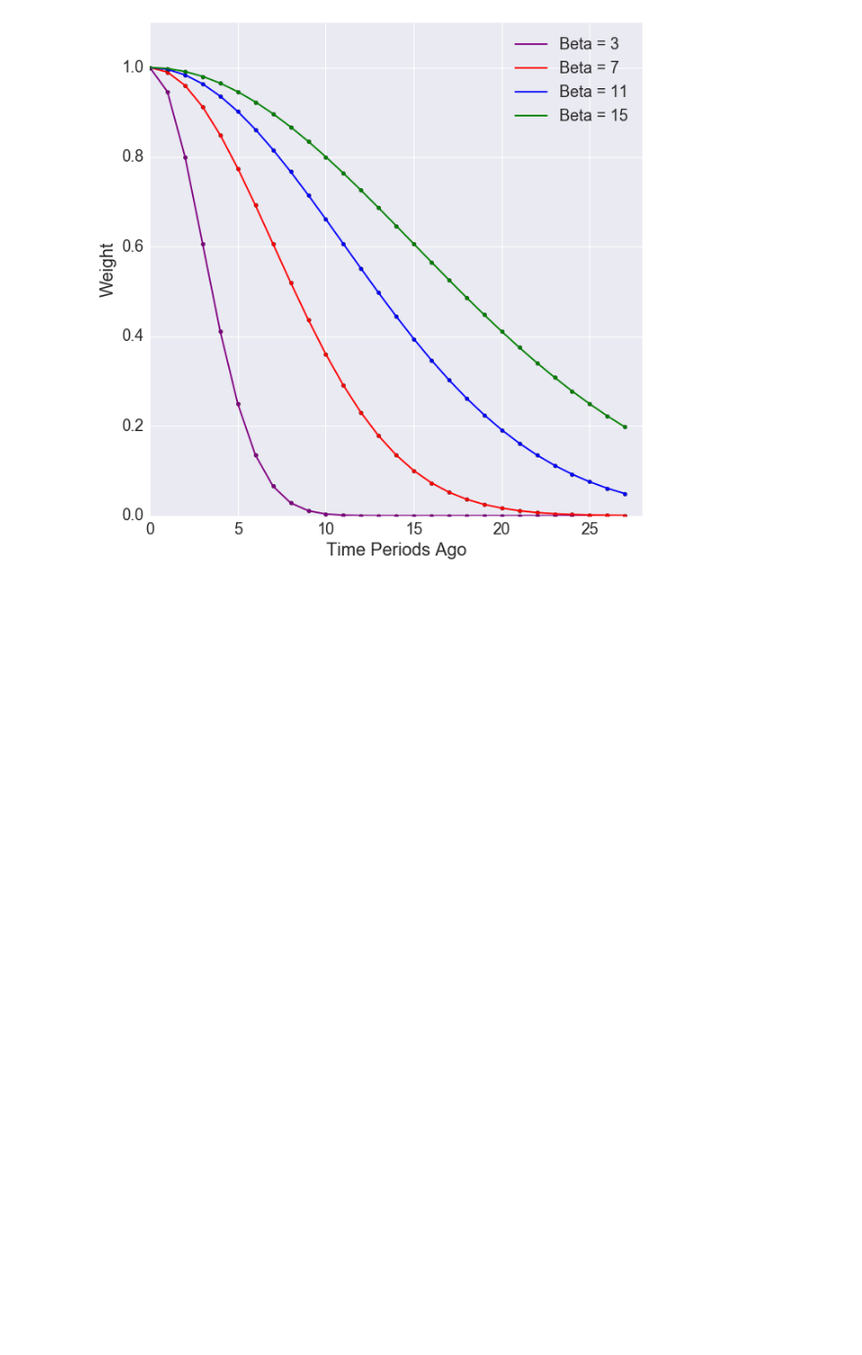
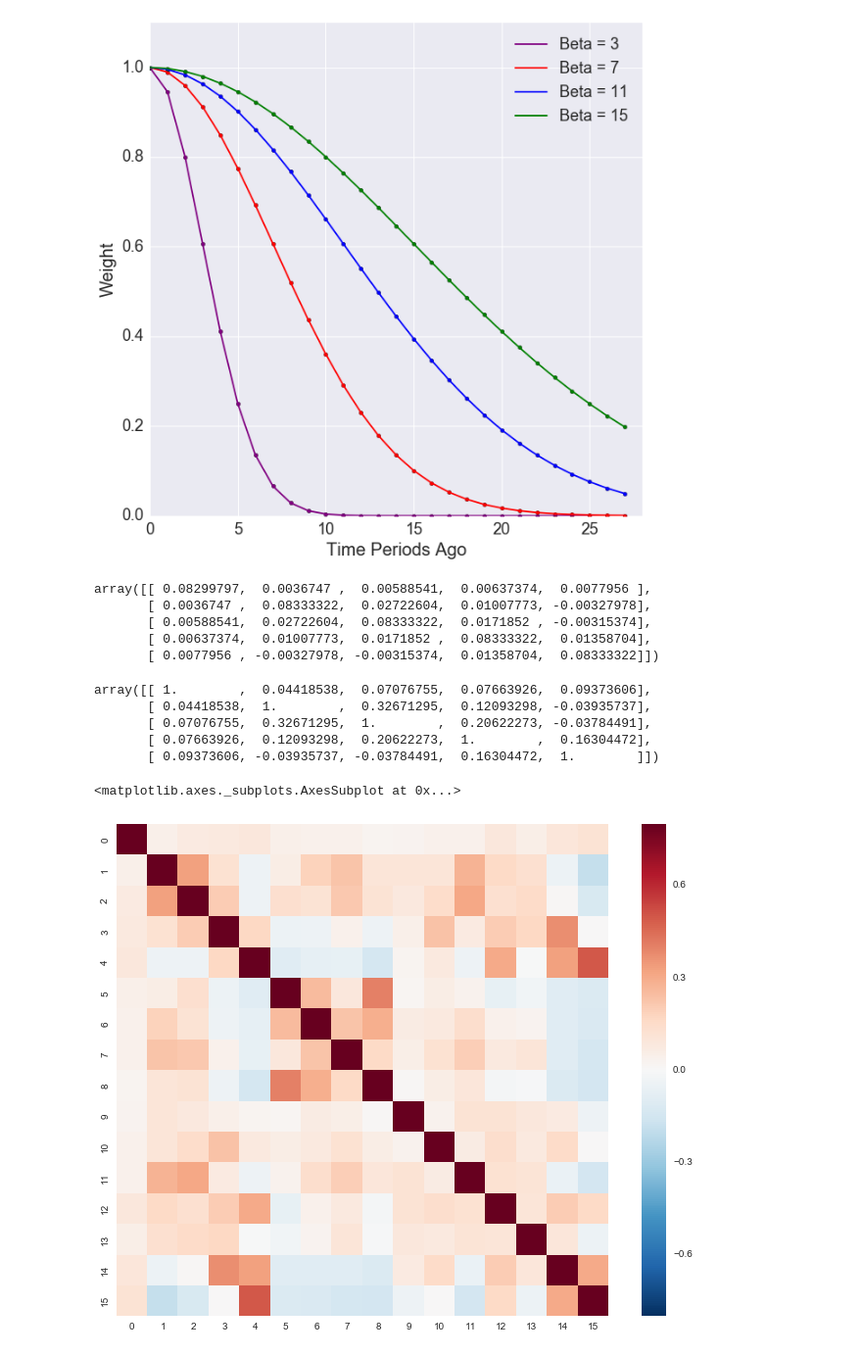
Before and after one commit to adamwlev/StrokesGained2, a Jupyter notebook: PaperStuff/PaperPlots.ipynb, the cells around one changed output. Shown at 98% size. Drawn from its saved outputs; the diff is of its cells as text; code cells hidden in the pictures; blank space fills up the shorter version.

```diff
--- a/PaperStuff/PaperPlots.ipynb
+++ b/PaperStuff/PaperPlots.ipynb
@@ -79,3 +80,29 @@ ax.set_ylabel('Weight',fontsize=20);
 plt.savefig('weights.png',dpi=700)
 # %% [output]
 [figure]
+# %%
+mat = pd.read_csv('mat.csv')
+# %%
+mat.columns = [col.split('_')[0] for col in mat.columns]
+# %%
+np.cov(mat.values,rowvar=False)[0:5,0:5]
+# %% [output]
+array([[ 0.08299797,  0.0036747 ,  0.00588541,  0.00637374,  0.0077956 ],
+       [ 0.0036747 ,  0.08333322,  0.02722604,  0.01007773, -0.00327978],
+       [ 0.00588541,  0.02722604,  0.08333322,  0.0171852 , -0.00315374],
+       [ 0.00637374,  0.01007773,  0.0171852 ,  0.08333322,  0.01358704],
+       [ 0.0077956 , -0.00327978, -0.00315374,  0.01358704,  0.08333322]])
+# %%
+np.corrcoef(mat.values,rowvar=False)[0:5,0:5]
+# %% [output]
+array([[ 1.        ,  0.04418538,  0.07076755,  0.07663926,  0.09373606],
+       [ 0.04418538,  1.        ,  0.32671295,  0.12093298, -0.03935737],
+       [ 0.07076755,  0.32671295,  1.        ,  0.20622273, -0.03784491],
+       [ 0.07663926,  0.12093298,  0.20622273,  1.        ,  0.16304472],
+       [ 0.09373606, -0.03935737, -0.03784491,  0.16304472,  1.        ]])
+# %%
+f, ax = plt.subplots(figsize=(12, 9))
+sns.heatmap(np.corrcoef(mat.values,rowvar=False), vmax=.8, square=True)
+# %% [output]
+<matplotlib.axes._subplots.AxesSubplot at 0x...>
+[figure, added]
```
Also changed, not shown: parts of 2 cells of this notebook, 2 other files.
